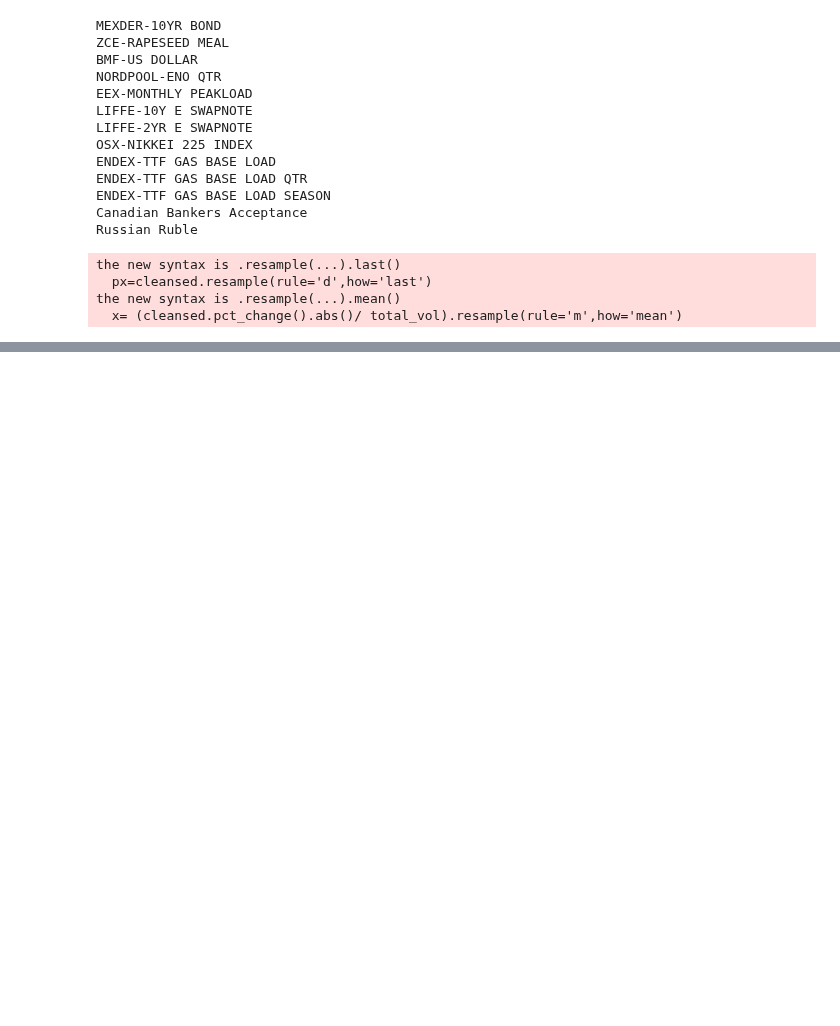
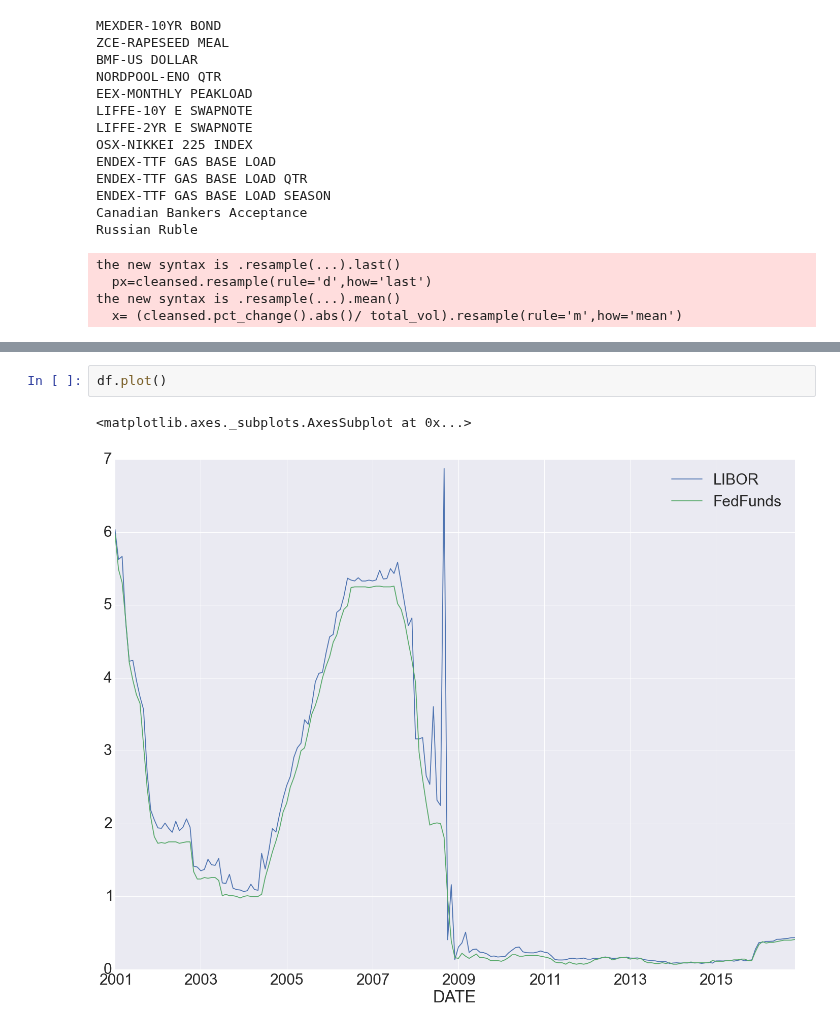
Before and after one commit to mrefermat/FinancePhD, a Jupyter notebook: LiquidityMomentum/Amihud in time series.ipynb, the cells around one changed output, grey strips where cells are left out. Drawn from its saved outputs; the diff is of its cells as text; blank space fills up the shorter version.

```diff
--- a/LiquidityMomentum/Amihud in time series.ipynb
+++ b/LiquidityMomentum/Amihud in time series.ipynb
@@ -109,0 +118,5 @@ amihud.median(axis=1).dropna().plot()
+# %%
+df.plot()
+# %% [output]
+<matplotlib.axes._subplots.AxesSubplot at 0x...>
+[figure, added]
```
Also changed, not shown: parts of 3 cells of this notebook, 2 other files.
